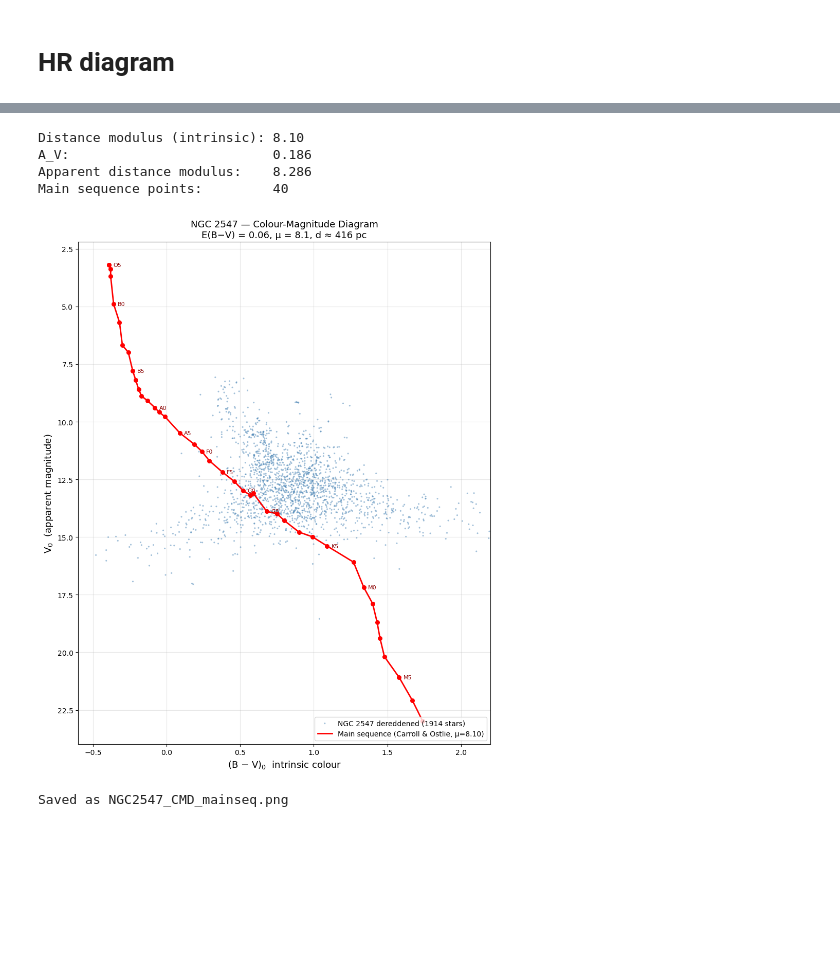
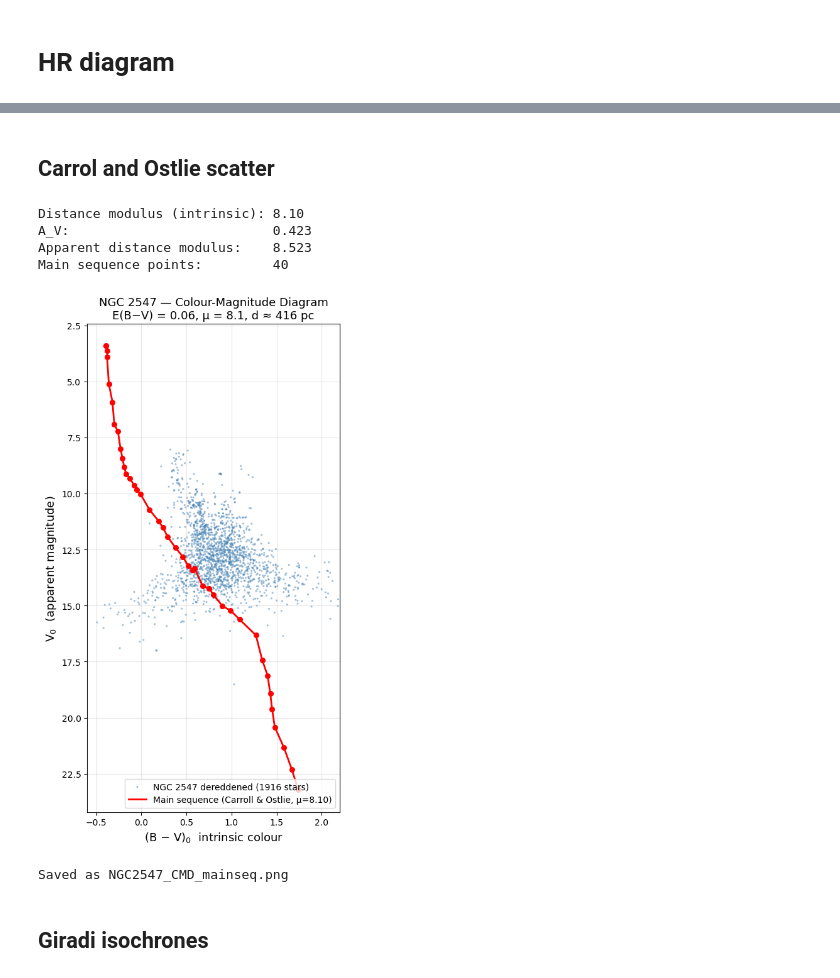
Before and after one commit to Christina1508/ASP3231_Project, a Jupyter notebook: HR diagram.ipynb, the cells around one changed output, grey strips where cells are left out. Saved outputs shown, nothing was run; the diff lists cells and outputs as text; code cells hidden in the pictures; blank space fills up the shorter version.

```diff
--- a/HR diagram.ipynb
+++ b/HR diagram.ipynb
@@ -263,9 +254,7 @@ Saved as NGC2547_CMD_dereddened.png
 Dereddened catalogue saved as NGC2547_BVR_dereddened.csv
+# %% [markdown]
+## Carrol and Ostlie scatter
 # %%
-import pandas as pd
-import numpy as np
-import matplotlib.pyplot as plt
-
 # ── Load NGC 2547 dereddened catalogue ────────────────────────────────────────
 df = pd.read_csv("NGC2547_BVR_dereddened.csv")
 df_plot = df[
@@ -290,7 +279,7 @@ ms = ms.dropna(subset=["MV", "B-V"])
 # m - M = 5*log10(d/10pc)
 # Literature: distance modulus μ = 8.1 (d ≈ 416 pc), E(B-V) = 0.06
 E_BV        = 0.06
-A_V         = 3.1 * E_BV          # = 0.186 mag
+A_V         = (3.1/0.44) * E_BV          # = 0.186 mag
 mu          = 8.10                 # intrinsic distance modulus
 mu_apparent = mu + A_V             # apparent distance modulus = 8.286
 
@@ -308,7 +297,7 @@ label_types = ["O5", "B0", "B5", "A0", "A5", "F0", "F5", "G0", "G8", "K5", "M0",
 ms_labels   = ms[ms["Type"].isin(label_types)]
 
 # ── Plot ──────────────────────────────────────────────────────────────────────
-fig, ax = plt.subplots(figsize=(9, 11))
+fig, ax = plt.subplots(figsize=(5, 9))
 
 # NGC 2547 stars
 ax.scatter(
@@ -323,41 +312,43 @@ ax.plot(
     ms["BV_0"],
     ms["V_apparent"],
     color="red", linewidth=2, zorder=3,
     label=f"Main sequence (Carroll & Ostlie, μ={mu:.2f})"
 )
 ax.scatter(
     ms["BV_0"],
     ms["V_apparent"],
     color="red", s=30, zorder=4
 )
 
 # Spectral type labels
-for _, row in ms_labels.iterrows():
-    ax.annotate(
-        row["Type"],
-        xy=(row["BV_0"], row["V_apparent"]),
-        xytext=(6, 0), textcoords="offset points",
-        fontsize=8, color="darkred", va="center"
-    )
+#for _, row in ms_labels.iterrows():
+    #ax.annotate(
+        #row["Type"],
+        #xy=(row["BV_0"], row["V_apparent"]),
+        #xytext=(6, 0), textcoords="offset points",
+        #fontsize=8, color="darkred", va="center"
+
 
 # Formatting
 ax.invert_yaxis()
 ax.set_xlabel("(B − V)$_0$  intrinsic colour", fontsize=13)
 ax.set_ylabel("V$_0$  (apparent magnitude)", fontsize=13)
 ax.set_title("NGC 2547 — Colour-Magnitude Diagram\n"
              f"E(B−V) = {E_BV}, μ = {mu}, d ≈ 416 pc", fontsize=13)
 ax.legend(fontsize=10, loc="lower right")
 ax.set_xlim(-0.6, 2.2)
 ax.grid(alpha=0.3)
 
 plt.tight_layout()
 plt.savefig("NGC2547_CMD_mainseq.png", dpi=150)
 plt.show()
 print("Saved as NGC2547_CMD_mainseq.png")
 # %% [output]
 Distance modulus (intrinsic): 8.10
-A_V:                          0.186
-Apparent distance modulus:    8.286
+A_V:                          0.423
+Apparent distance modulus:    8.523
 Main sequence points:         40
-[figure, old version]
+[figure, new version]
 Saved as NGC2547_CMD_mainseq.png
+# %% [markdown]
+## Giradi isochrones
```
Also changed, not shown: parts of 10 cells of this notebook, 13 other files.
